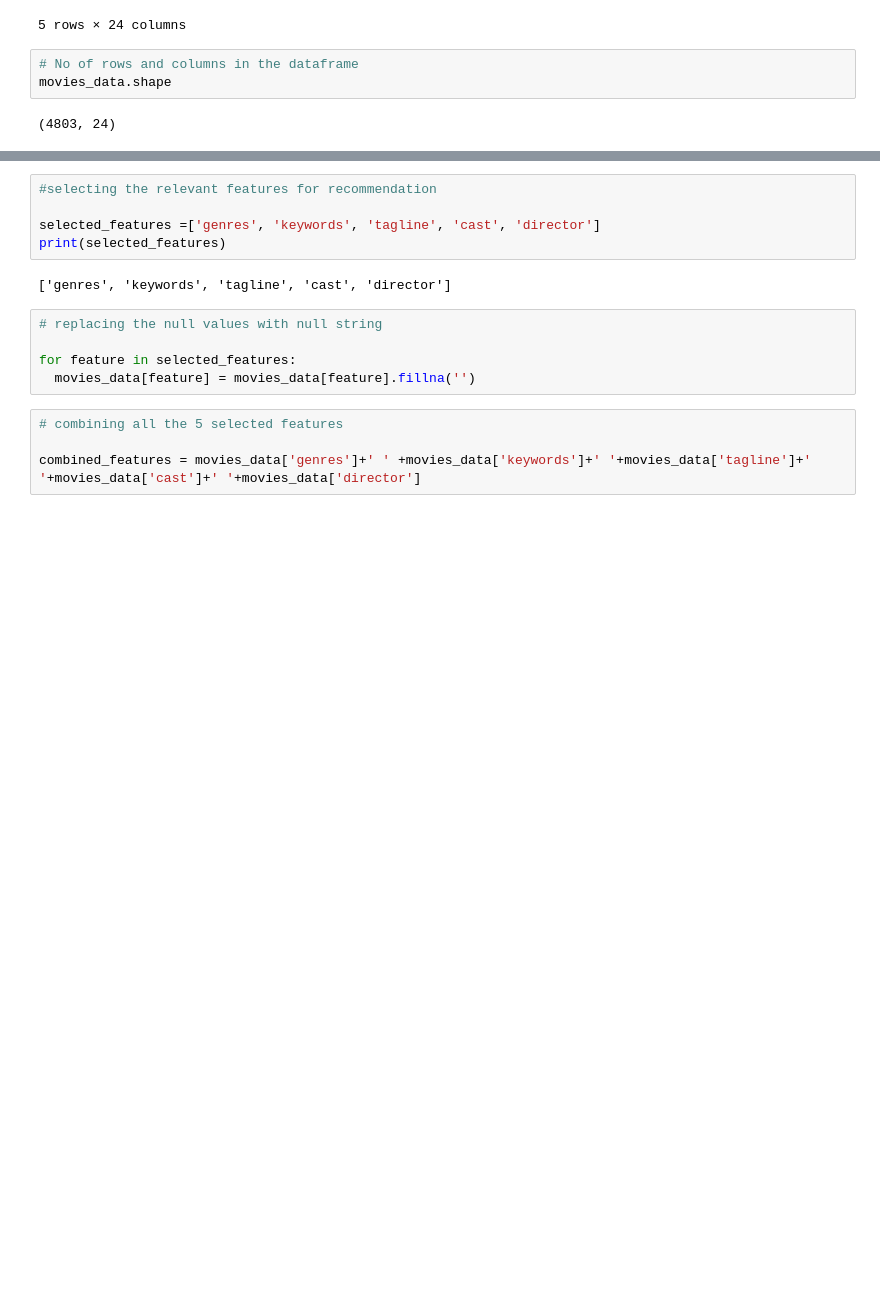
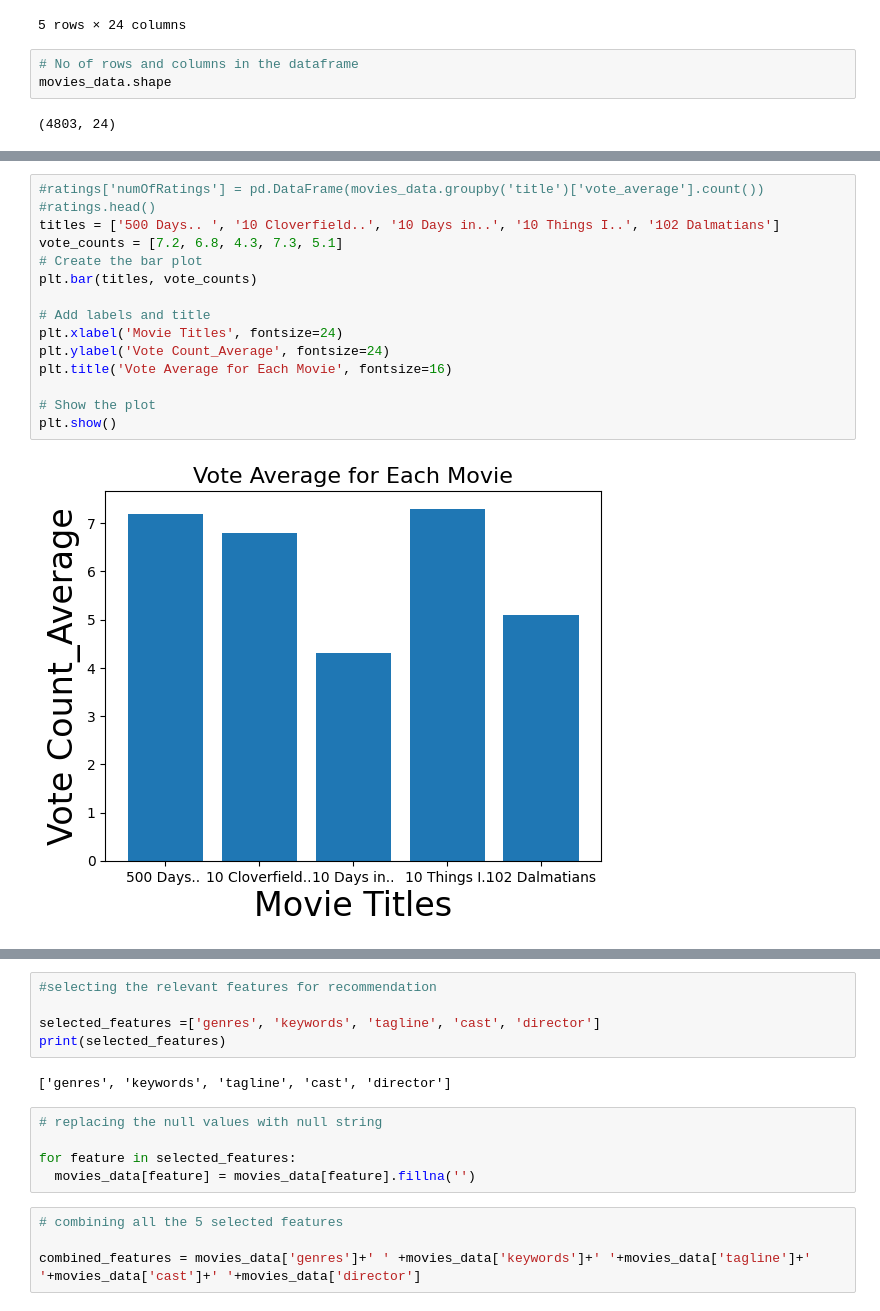
Before and after one commit to shiwanshurahul/Movie-Recommendation-system, a Jupyter notebook: Movie_Recommendation_System.ipynb, the cells around one changed output, grey strips where cells are left out. Drawn from its saved outputs; the diff is of its cells as text; blank space fills up the shorter version.

```diff
--- a/Movie_Recommendation_System.ipynb
+++ b/Movie_Recommendation_System.ipynb
@@ -47,0 +82,17 @@ movies_data.shape
+# %%
+#ratings['numOfRatings'] = pd.DataFrame(movies_data.groupby('title')['vote_average'].count())
+#ratings.head()
+titles = ['500 Days.. ', '10 Cloverfield..', '10 Days in..', '10 Things I..', '102 Dalmatians']
+vote_counts = [7.2, 6.8, 4.3, 7.3, 5.1]
+# Create the bar plot
+plt.bar(titles, vote_counts)
+
+# Add labels and title
+plt.xlabel('Movie Titles', fontsize=24)
+plt.ylabel('Vote Count_Average', fontsize=24)
+plt.title('Vote Average for Each Movie', fontsize=16)
+
+# Show the plot
+plt.show()
+# %% [output]
+[figure, added]
```
Also changed, not shown: parts of 14 cells of this notebook.
